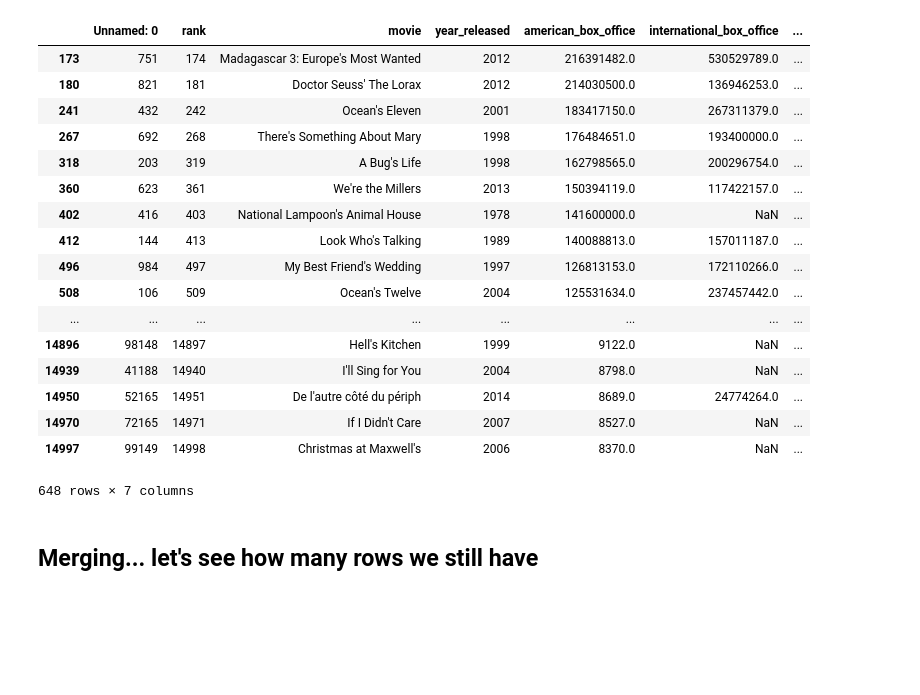
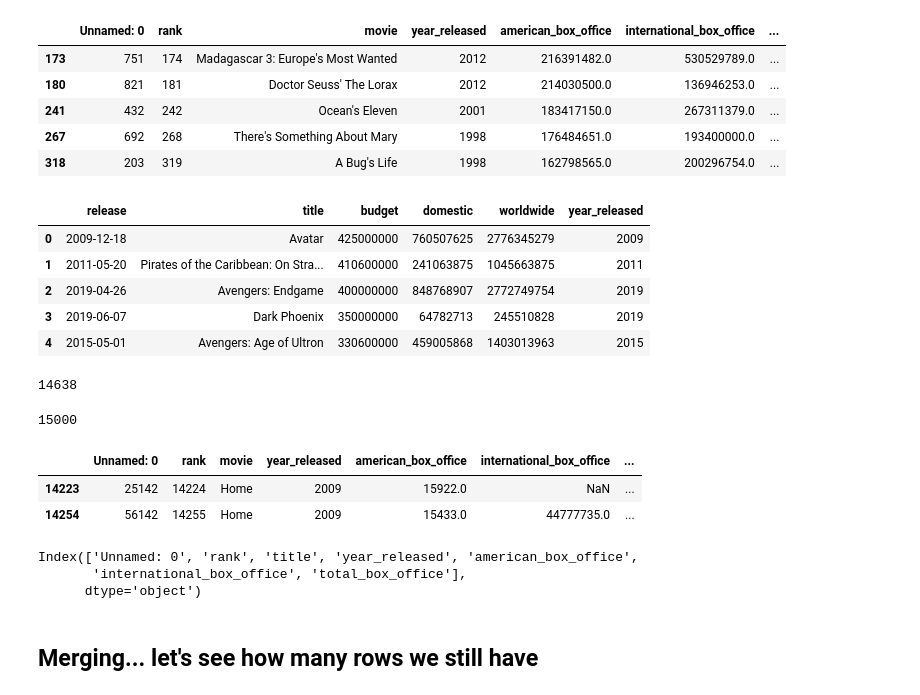
Before and after one commit to ryanlrappa/film-profit-prediction, a Jupyter notebook: notebooks/merge-bom-numbers-dev.ipynb, the cells around one changed output. Cells and saved outputs as stored; diff of their text form; code cells hidden in the pictures; blank space fills up the shorter version.

```diff
--- a/notebooks/merge-bom-numbers-dev.ipynb
+++ b/notebooks/merge-bom-numbers-dev.ipynb
@@ -1,9 +4,8 @@
 # %%
 import pandas as pd
 # %%
-nums = pd.read_csv("data/raw/the-numbers.csv")
+nums = pd.read_csv("../data/raw/the-numbers.csv")
+bom = pd.read_csv("../data/raw/box-office-mojo.csv")
-# %%
-bom = pd.read_csv("data/raw/box-office-mojo.csv")
 # %%
 nums.head(10)
 # %% [output]
@@ -44,22 +34,10 @@ nums[nums['title'].str.contains('â\x80\x99', na=False)]
 nums['title'] = nums['title'].str.replace('â\x80\x99', '\'')
 # %%
-bom[bom['movie'].str.contains('\'', na=False)]
+bom[bom['movie'].str.contains('\'', na=False)].head()
 # %% [output]
 |  | Unnamed: 0 | rank | movie | year_released | american_box_office | international_box_office | ... |
 | 173 | 751 | 174 | Madagascar 3: Europe's Most Wanted | 2012 | 216391482.0 | 530529789.0 | ... |
 | 180 | 821 | 181 | Doctor Seuss' The Lorax | 2012 | 214030500.0 | 136946253.0 | ... |
 | 241 | 432 | 242 | Ocean's Eleven | 2001 | 183417150.0 | 267311379.0 | ... |
 | 267 | 692 | 268 | There's Something About Mary | 1998 | 176484651.0 | 193400000.0 | ... |
 | 318 | 203 | 319 | A Bug's Life | 1998 | 162798565.0 | 200296754.0 | ... |
-| 360 | 623 | 361 | We're the Millers | 2013 | 150394119.0 | 117422157.0 | ... |
-| 402 | 416 | 403 | National Lampoon's Animal House | 1978 | 141600000.0 | NaN | ... |
-| 412 | 144 | 413 | Look Who's Talking | 1989 | 140088813.0 | 157011187.0 | ... |
-| 496 | 984 | 497 | My Best Friend's Wedding | 1997 | 126813153.0 | 172110266.0 | ... |
-| 508 | 106 | 509 | Ocean's Twelve | 2004 | 125531634.0 | 237457442.0 | ... |
-| ... | ... | ... | ... | ... | ... | ... | ... |
-| 14896 | 98148 | 14897 | Hell's Kitchen | 1999 | 9122.0 | NaN | ... |
-| 14939 | 41188 | 14940 | I'll Sing for You | 2004 | 8798.0 | NaN | ... |
-| 14950 | 52165 | 14951 | De l'autre côté du périph | 2014 | 8689.0 | 24774264.0 | ... |
-| 14970 | 72165 | 14971 | If I Didn't Care | 2007 | 8527.0 | NaN | ... |
-| 14997 | 99149 | 14998 | Christmas at Maxwell's | 2006 | 8370.0 | NaN | ... |
-648 rows × 7 columns
@@ -65,0 +48,29 @@ bom[bom['movie'].str.contains('\'', na=False)]
+# %%
+nums.head()
+# %% [output]
+|  | release | title | budget | domestic | worldwide | year_released |
+| 0 | 2009-12-18 | Avatar | 425000000 | 760507625 | 2776345279 | 2009 |
+| 1 | 2011-05-20 | Pirates of the Caribbean: On Stra... | 410600000 | 241063875 | 1045663875 | 2011 |
+| 2 | 2019-04-26 | Avengers: Endgame | 400000000 | 848768907 | 2772749754 | 2019 |
+| 3 | 2019-06-07 | Dark Phoenix | 350000000 | 64782713 | 245510828 | 2019 |
+| 4 | 2015-05-01 | Avengers: Age of Ultron | 330600000 | 459005868 | 1403013963 | 2015 |
+# %%
+len(bom['movie'].unique())
+# %% [output]
+14638
+# %%
+len(bom)
+# %% [output]
+15000
+# %%
+bom[bom.duplicated(subset=['movie', 'year_released'], keep=False)].sort_values('movie')
+# %% [output]
+|  | Unnamed: 0 | rank | movie | year_released | american_box_office | international_box_office | ... |
+| 14223 | 25142 | 14224 | Home | 2009 | 15922.0 | NaN | ... |
+| 14254 | 56142 | 14255 | Home | 2009 | 15433.0 | 44777735.0 | ... |
+# %%
+bom.columns
+# %% [output]
+Index(['Unnamed: 0', 'rank', 'title', 'year_released', 'american_box_office',
+       'international_box_office', 'total_box_office'],
+      dtype='object')
```
Also changed, not shown: parts of 13 cells of this notebook.
